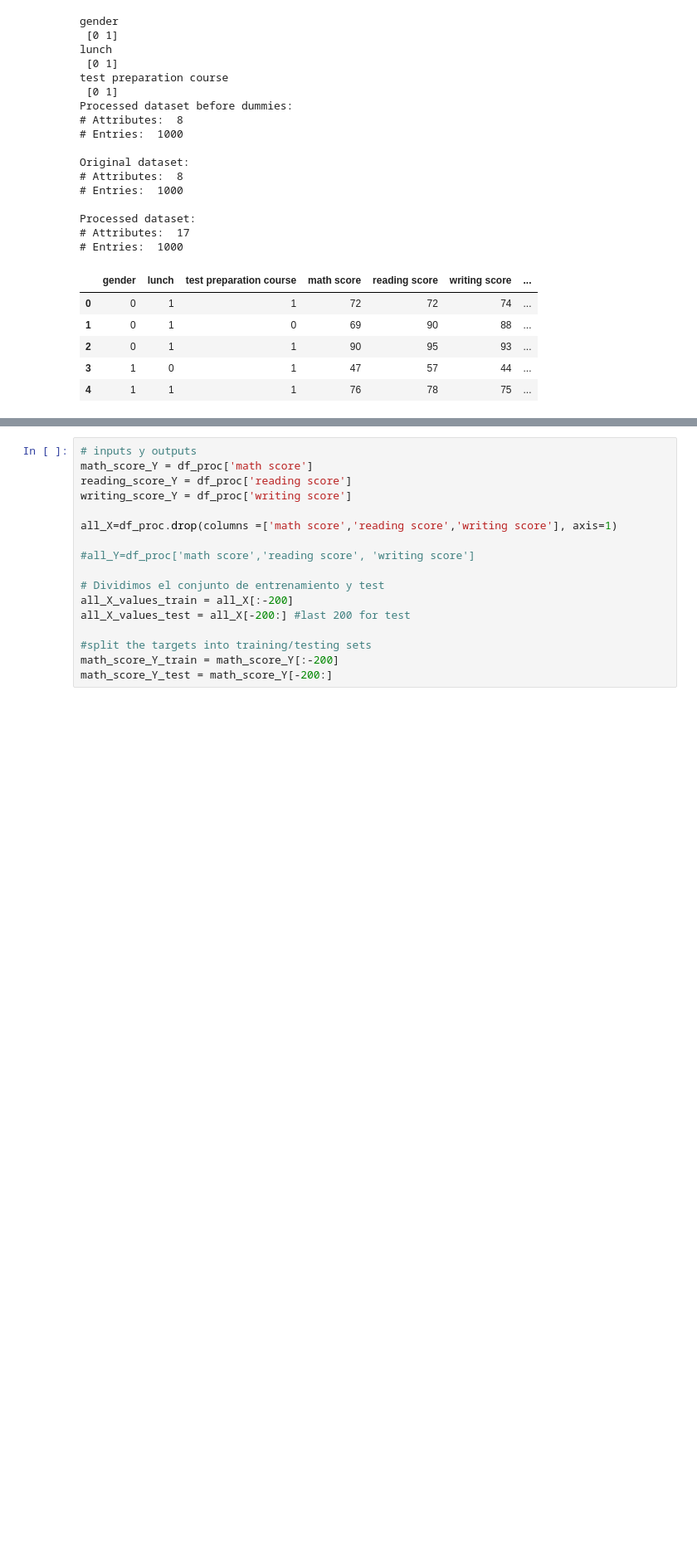
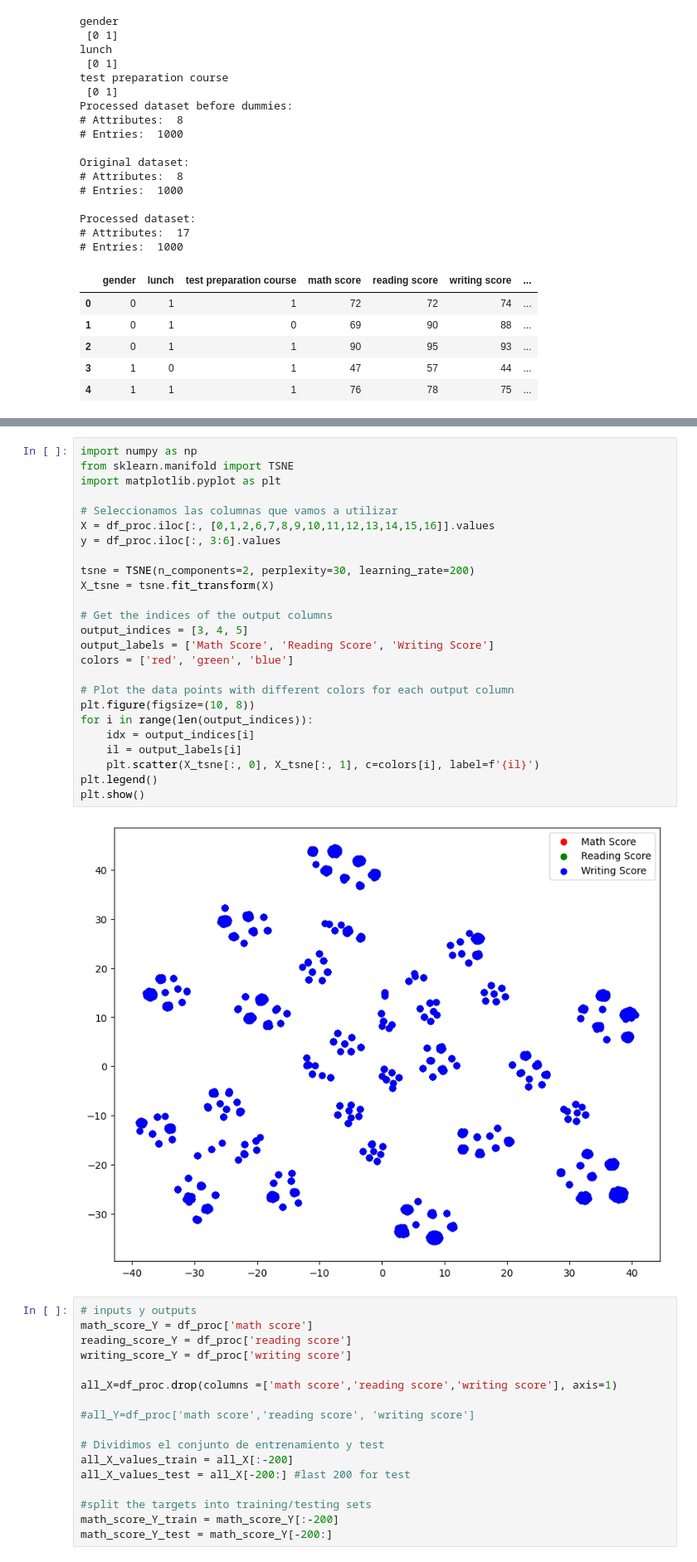
Before and after one commit to Negatix092/Machine-Learning, a Jupyter notebook: ML_Class_Spring_2023/Proyecto_Final/punto1.ipynb, the cells around one changed output, grey strips where cells are left out. Shown: that part at 83% size. Drawn from its saved outputs; the diff is of its cells as text; blank space fills up the shorter version.

```diff
--- a/ML_Class_Spring_2023/Proyecto_Final/punto1.ipynb
+++ b/ML_Class_Spring_2023/Proyecto_Final/punto1.ipynb
@@ -123,3 +146,30 @@ plt.show()
+# %%
+import numpy as np
+from sklearn.manifold import TSNE
+import matplotlib.pyplot as plt
+
+# Seleccionamos las columnas que vamos a utilizar
+X = df_proc.iloc[:, [0,1,2,6,7,8,9,10,11,12,13,14,15,16]].values
+y = df_proc.iloc[:, 3:6].values
+
+tsne = TSNE(n_components=2, perplexity=30, learning_rate=200)
+X_tsne = tsne.fit_transform(X)
+
+# Get the indices of the output columns
+output_indices = [3, 4, 5]
+output_labels = ['Math Score', 'Reading Score', 'Writing Score']
+colors = ['red', 'green', 'blue']
+
+# Plot the data points with different colors for each output column
+plt.figure(figsize=(10, 8))
+for i in range(len(output_indices)):
+    idx = output_indices[i]
+    il = output_labels[i]
+    plt.scatter(X_tsne[:, 0], X_tsne[:, 1], c=colors[i], label=f'{il}')
+plt.legend()
+plt.show()
+# %% [output]
+[figure, added]
 # %%
 # inputs y outputs
 math_score_Y = df_proc['math score']
```
Also changed, not shown: parts of 3 cells of this notebook.
